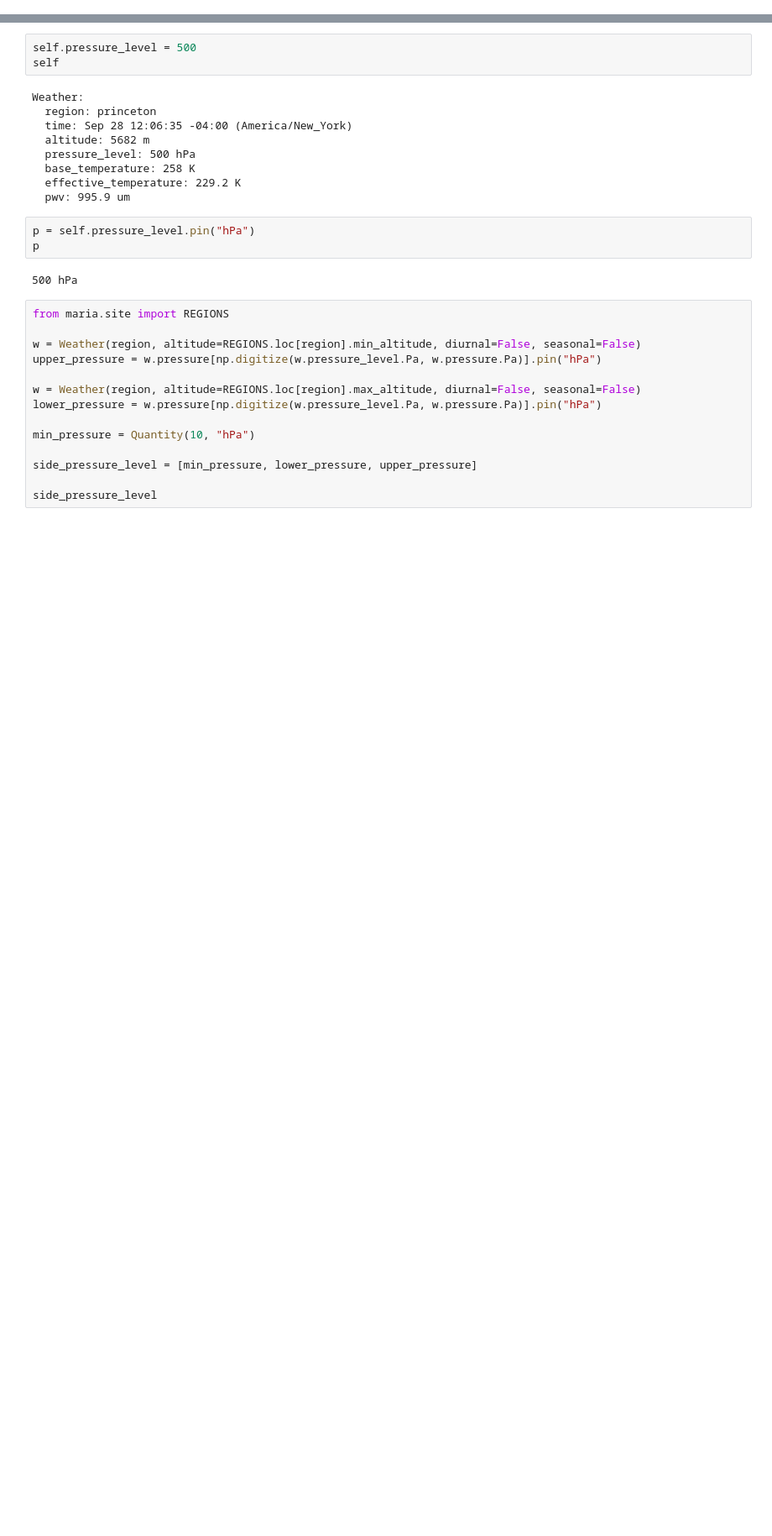
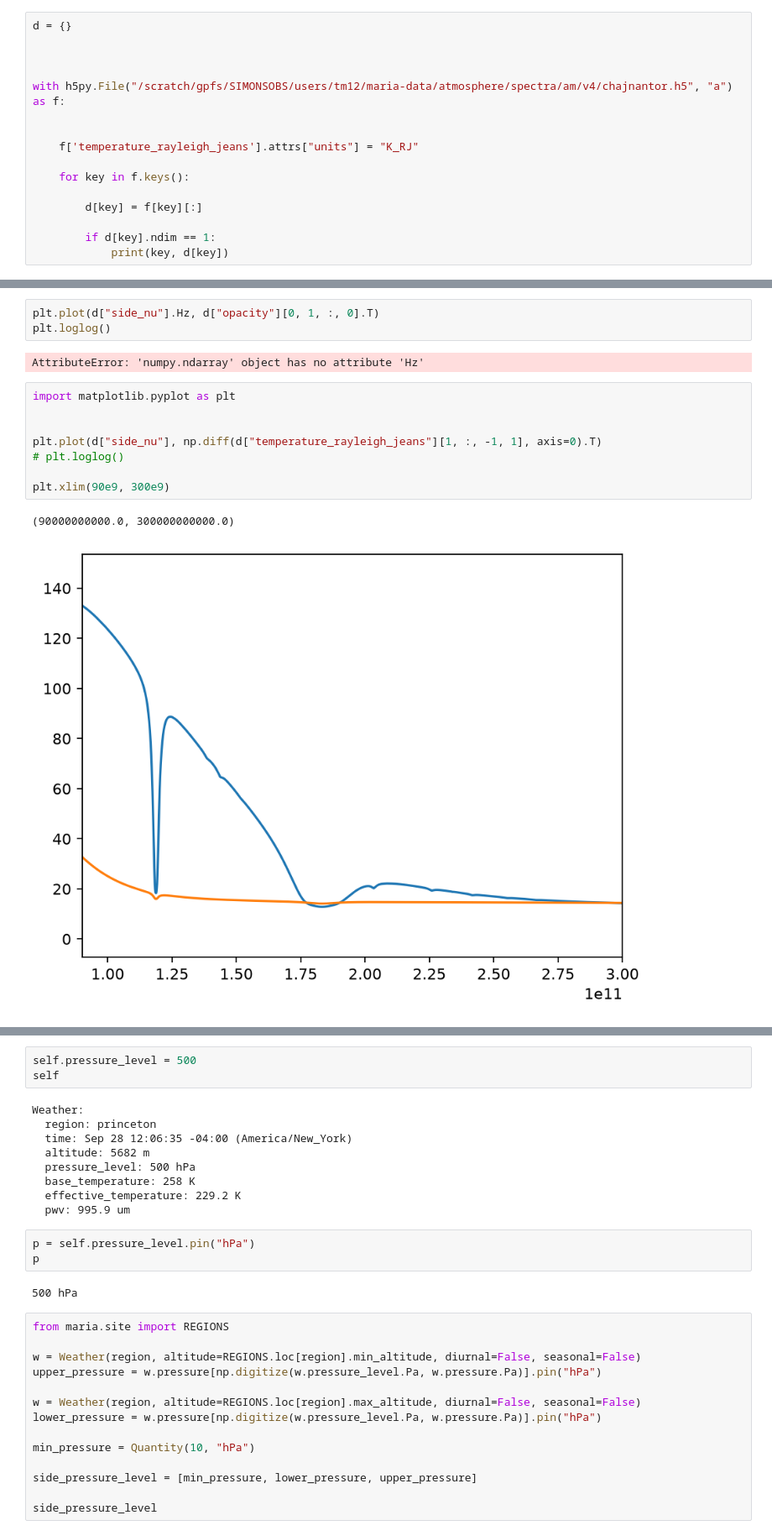
Before and after one commit to thomaswmorris/maria-data, a Jupyter notebook: scripts/compute_atmospheric_spectra.ipynb, the cells around one changed output, grey strips where cells are left out. Shown at 84% size. Saved outputs shown, nothing was run; the diff lists cells and outputs as text; blank space fills up the shorter version.

Commit message:
add v4 spectra

```diff
--- a/scripts/compute_atmospheric_spectra.ipynb
+++ b/scripts/compute_atmospheric_spectra.ipynb
@@ -27,0 +32,16 @@ logger = logging.getLogger("am")
+# %%
+d = {}
+
+
+
+with h5py.File("/scratch/gpfs/SIMONSOBS/users/tm12/maria-data/atmosphere/spectra/am/v4/chajnantor.h5", "a") as f:
+
+
+    f['temperature_rayleigh_jeans'].attrs["units"] = "K_RJ"
+
+    for key in f.keys():
+
+        d[key] = f[key][:]
+
+        if d[key].ndim == 1:
+            print(key, d[key])
@@ -27,0 +75,16 @@ logger = logging.getLogger("am")
+# %%
+plt.plot(d["side_nu"].Hz, d["opacity"][0, 1, :, 0].T)
+plt.loglog()
+# %% [output]
+AttributeError: 'numpy.ndarray' object has no attribute 'Hz'
+# %%
+import matplotlib.pyplot as plt
+
+
+plt.plot(d["side_nu"], np.diff(d["temperature_rayleigh_jeans"][1, :, -1, 1], axis=0).T)
+# plt.loglog()
+
+plt.xlim(90e9, 300e9)
+# %% [output]
+(90000000000.0, 300000000000.0)
+[figure, added]
```
Also changed, not shown: parts of 42 cells of this notebook, 35 other files.
